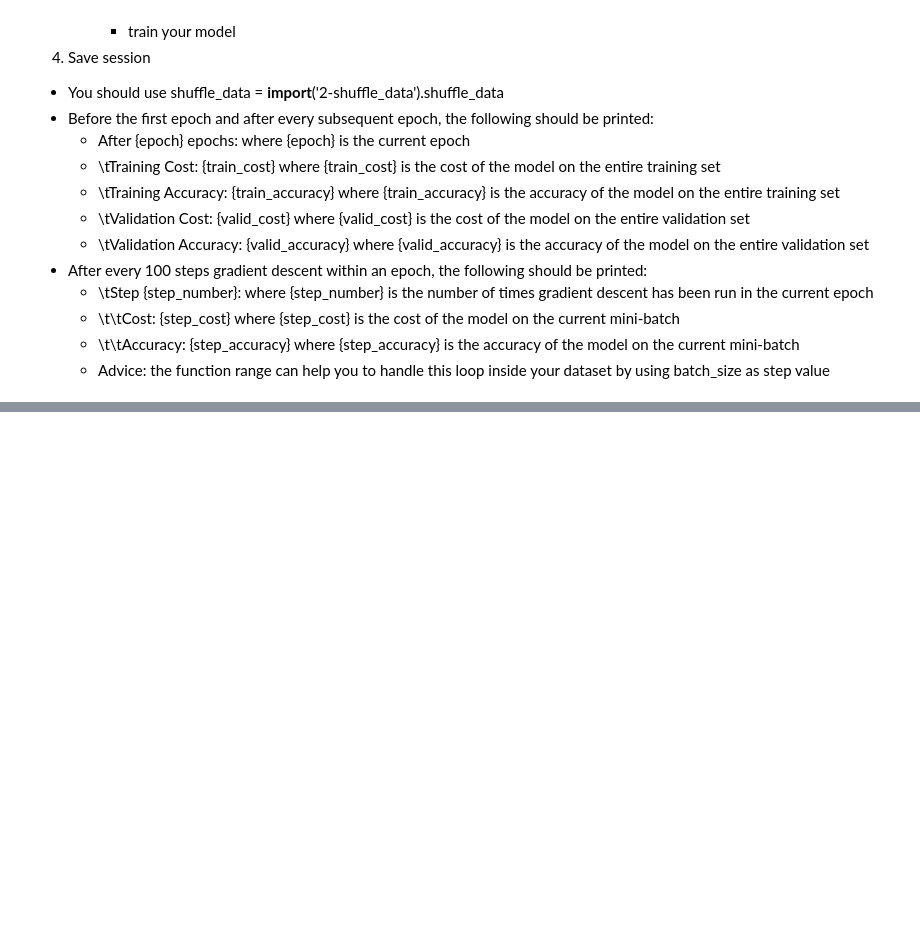
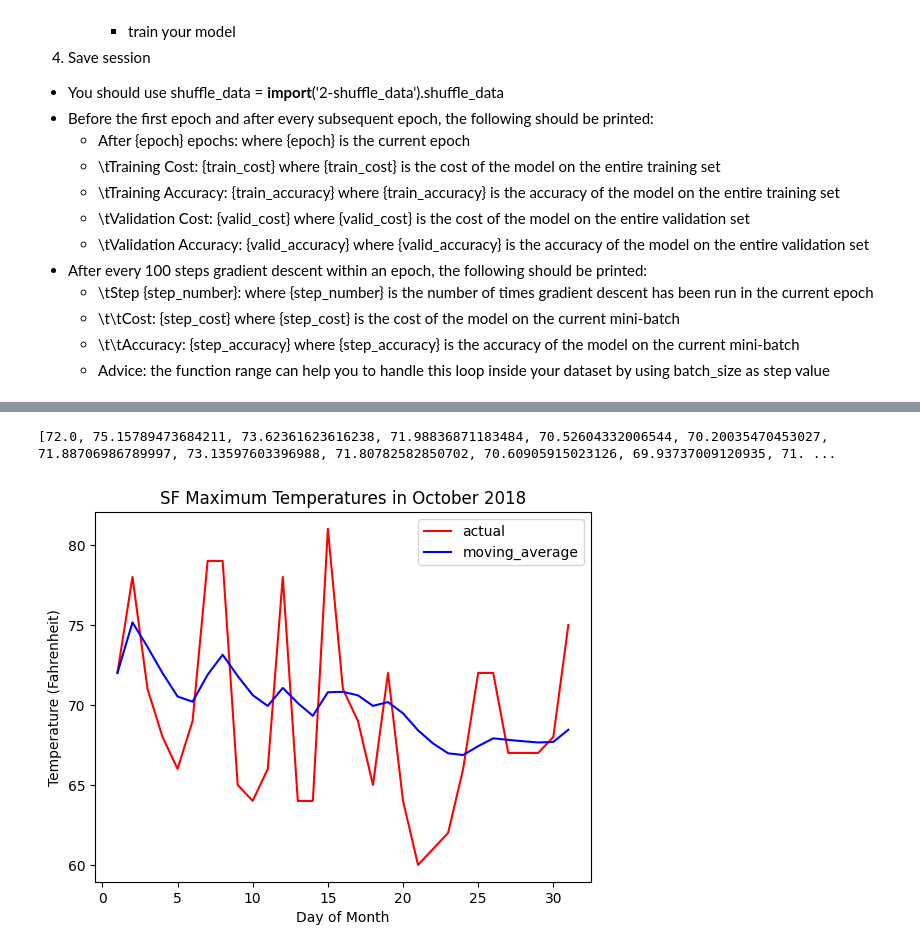
Before and after one commit to RayBar72/personal_practice, a Jupyter notebook: py_repast/3-Optimization.ipynb, the cells around one changed output, grey strips where cells are left out. Drawn from its saved outputs; the diff is of its cells as text; code cells hidden in the pictures; blank space fills up the shorter version.

```diff
--- a/py_repast/3-Optimization.ipynb
+++ b/py_repast/3-Optimization.ipynb
@@ -296,0 +304,32 @@ Model saved in path: ./model.ckpt
+# %%
+import numpy as np
+
+
+def moving_average(data, beta):
+    lista = []
+    vt = 0
+    for i, d in enumerate(data):
+        vt = beta * vt + ((1 - beta) * d)
+        bias = 1 - (beta ** (i + 1))
+        vt_ad = vt / bias
+        lista.append(vt_ad)
+    return lista
+# %%
+import matplotlib.pyplot as plt
+import numpy as np
+
+if __name__ == '__main__':
+        data = [72, 78, 71, 68, 66, 69, 79, 79, 65, 64, 66, 78, 64, 64, 81, 71, 69,
+                65, 72, 64, 60, 61, 62, 66, 72, 72, 67, 67, 67, 68, 75]
+        days = list(range(1, len(data) + 1))
+        m_avg = moving_average(data, 0.9)
+        print(m_avg)
+        plt.plot(days, data, 'r', days, m_avg, 'b')
+        plt.xlabel('Day of Month')
+        plt.ylabel('Temperature (Fahrenheit)')
+        plt.title('SF Maximum Temperatures in October 2018')
+        plt.legend(['actual', 'moving_average'])
+        plt.show()
+# %% [output]
+[72.0, 75.15789473684211, 73.62361623616238, 71.98836871183484, 70.52604332006544, 70.20035470453027, 71.88706986789997, 73.13597603396988, 71.80782582850702, 70.60905915023126, 69.93737009120935, 71. ...
+[figure, added]
```
Also changed, not shown: parts of 16 cells of this notebook.
